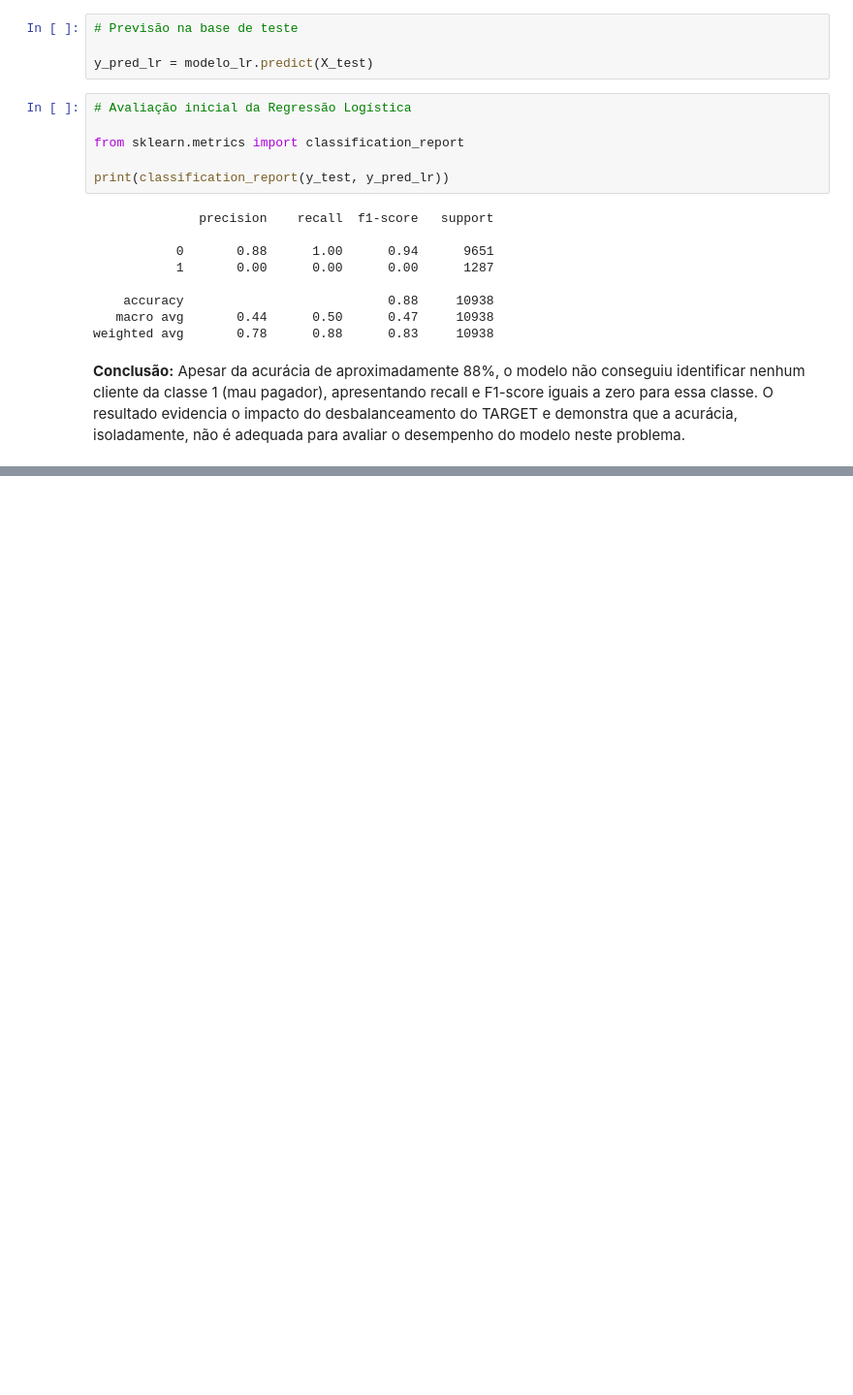
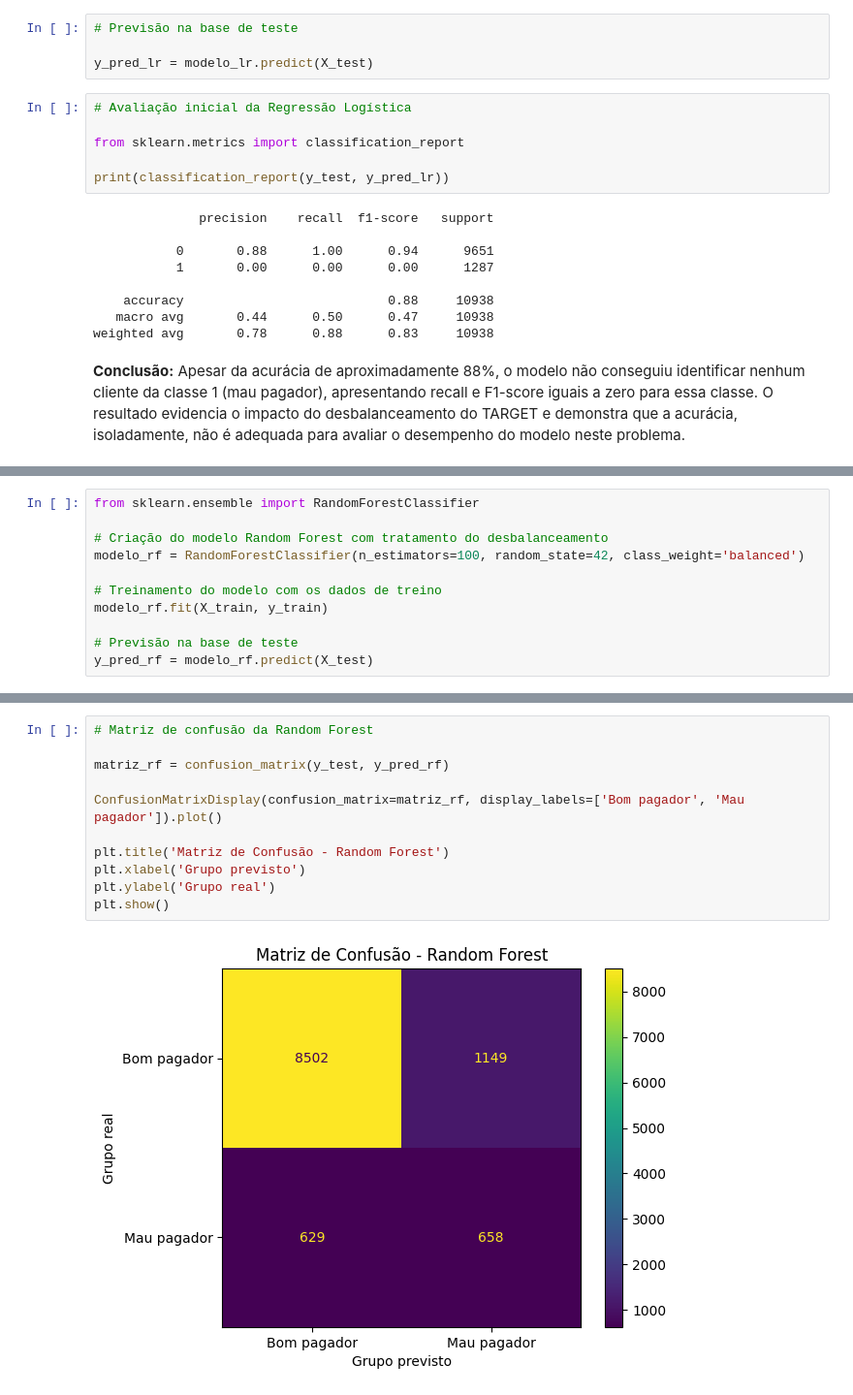
Before and after one commit to marciapaulasv-coder/TechChalenge, a Jupyter notebook: 03_modelagem.ipynb, the cells around one changed output, grey strips where cells are left out. Shown at 97% size. Drawn from its saved outputs; the diff is of its cells as text; blank space fills up the shorter version.

```diff
--- a/03_modelagem.ipynb
+++ b/03_modelagem.ipynb
@@ -69,0 +112,11 @@ weighted avg       0.78      0.88      0.83     10938
+# %%
+from sklearn.ensemble import RandomForestClassifier
+
+# Criação do modelo Random Forest com tratamento do desbalanceamento
+modelo_rf = RandomForestClassifier(n_estimators=100, random_state=42, class_weight='balanced')
+
+# Treinamento do modelo com os dados de treino
+modelo_rf.fit(X_train, y_train)
+
+# Previsão na base de teste
+y_pred_rf = modelo_rf.predict(X_test)
@@ -69,0 +136,13 @@ weighted avg       0.78      0.88      0.83     10938
+# %%
+# Matriz de confusão da Random Forest
+
+matriz_rf = confusion_matrix(y_test, y_pred_rf)
+
+ConfusionMatrixDisplay(confusion_matrix=matriz_rf, display_labels=['Bom pagador', 'Mau pagador']).plot()
+
+plt.title('Matriz de Confusão - Random Forest')
+plt.xlabel('Grupo previsto')
+plt.ylabel('Grupo real')
+plt.show()
+# %% [output]
+[figure, added]
```
Also changed, not shown: parts of 15 cells of this notebook.
